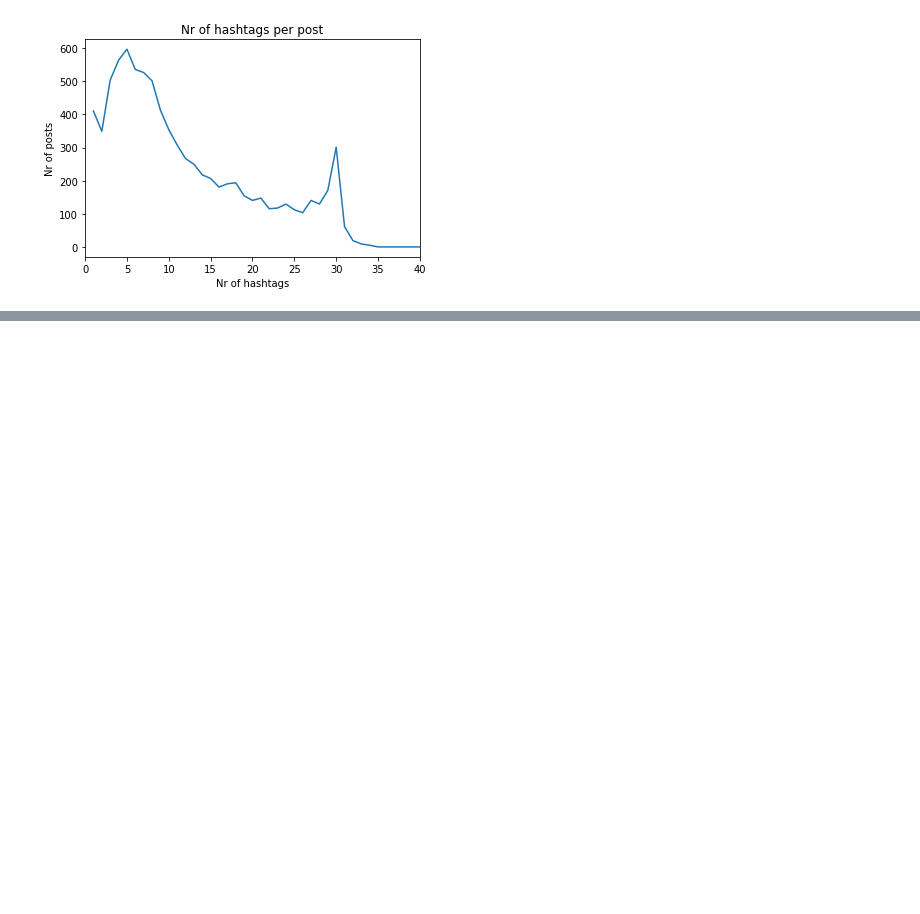
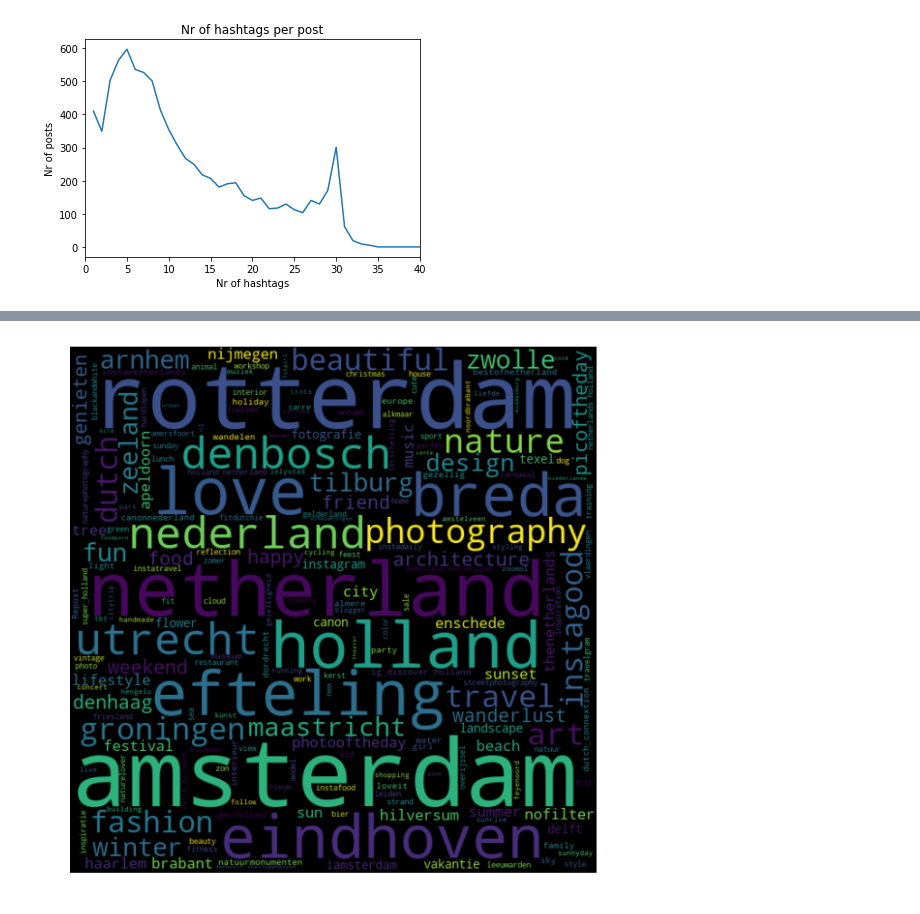
Before and after one commit to DemianMelskens/CBS, a Jupyter notebook: Visualization/Analysis.ipynb, the cells around one changed output, grey strips where cells are left out. Cells and saved outputs as stored; diff of their text form; code cells hidden in the pictures; blank space fills up the shorter version.

```diff
--- a/Visualization/Analysis.ipynb
+++ b/Visualization/Analysis.ipynb
@@ -228,0 +266,25 @@ plt.xlim(0, 40)
+# %%
+# convert the hashtags from string to numpy array
+for i, row in data.iterrows():
+    data.set_value(i, 'hashtags',
+                   np.array(data['hashtags'][i].replace(']','').replace('[','').replace(' ','').replace('\'', '').replace('"','').split(",")))
+# %%
+# get all the hashtags and put them in a numpy array
+# RUN ONLY ONCE (takes very long)
+
+data_hashtags = np.array([])
+for i, row in data.iterrows():
+     data_hashtags = np.append(data_hashtags, data['hashtags'][i])
+# %%
+# run: pip install wordcloud
+from wordcloud import WordCloud
+
+cloud = WordCloud(width=600, height=600, background_color="black", max_words=200)
+
+positive_cloud = cloud.generate(" ".join(hashtag for hashtag in data_hashtags))
+plt.figure(figsize=(10,10))
+plt.imshow(positive_cloud, interpolation="bilinear")
+plt.axis("off")
+plt.show()
+# %% [output]
+[figure, added]
```
Also changed, not shown: parts of 6 cells of this notebook.
